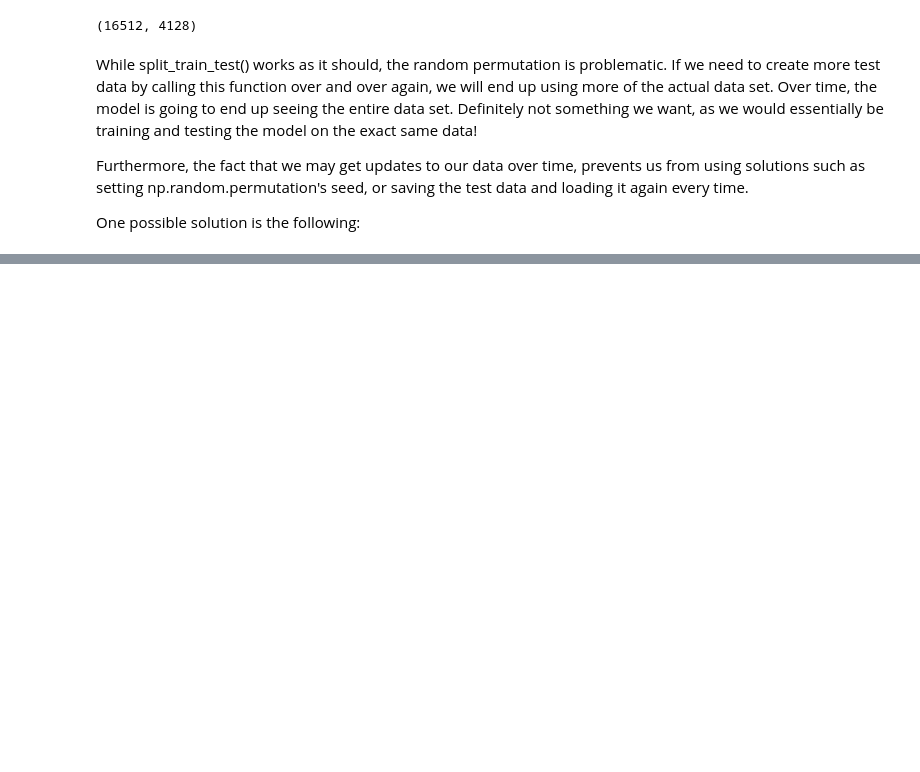
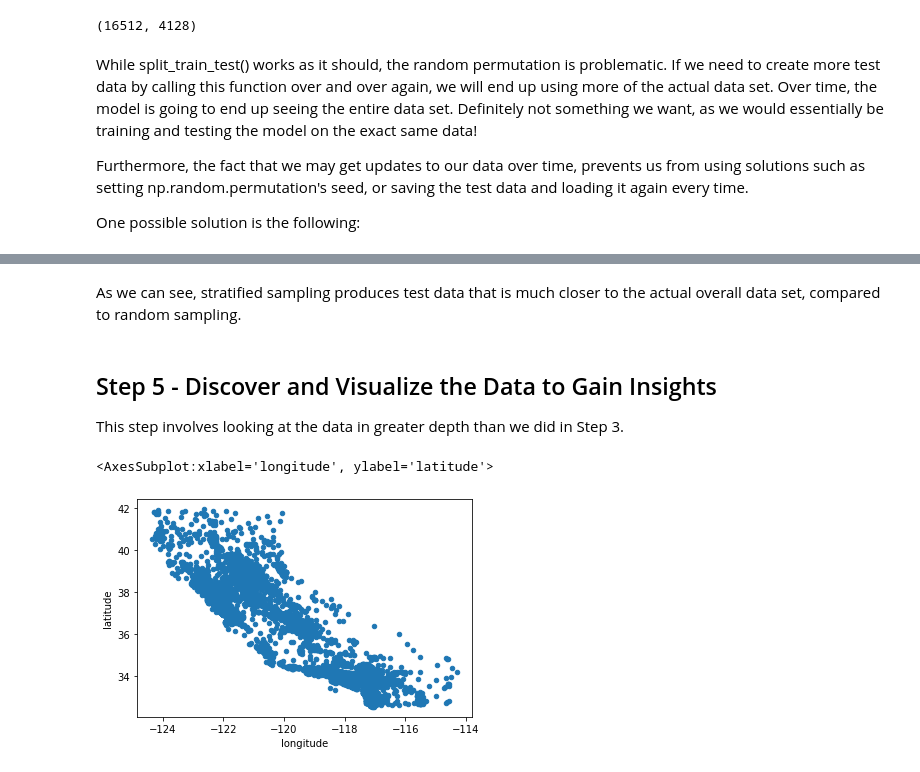
Before and after one commit to PreetMangat/Hands-On-Machine-Learning, a Jupyter notebook: Chapter 2/median_housing_price_prediction.ipynb, the cells around one changed output, grey strips where cells are left out. Cells and saved outputs as stored; diff of their text form; code cells hidden in the pictures; blank space fills up the shorter version.

```diff
--- a/Chapter 2/median_housing_price_prediction.ipynb
+++ b/Chapter 2/median_housing_price_prediction.ipynb
@@ -156,0 +234,2 @@ This ensures that if we run split_train_test_by_id() multiple times, we will alw
+# %% [markdown]
+As we can see, stratified sampling produces test data that is much closer to the actual overall data set, compared to random sampling.
@@ -156,0 +240,12 @@ This ensures that if we run split_train_test_by_id() multiple times, we will alw
+# %% [markdown]
+## Step 5 - Discover and Visualize the Data to Gain Insights
+
+This step involves looking at the data in greater depth than we did in Step 3.
+# %%
+#Create a copy of the stratified training set, so we can play around with it
+housing = strat_train_set.copy()
+# %%
+housing.plot(kind="scatter", x="longitude", y="latitude")
+# %% [output]
+<AxesSubplot:xlabel='longitude', ylabel='latitude'>
+[figure, added]
```
Also changed, not shown: parts of 25 cells of this notebook.
